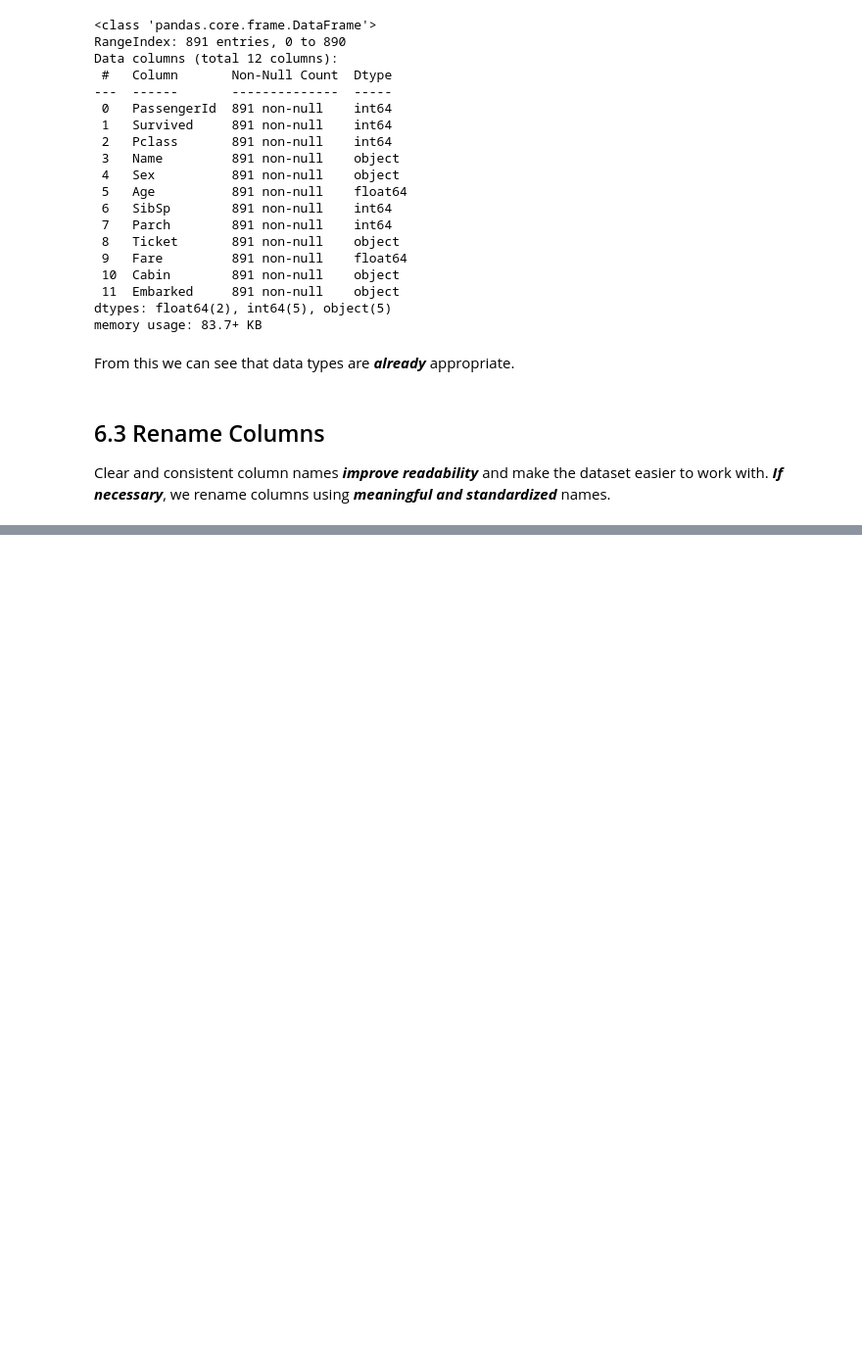
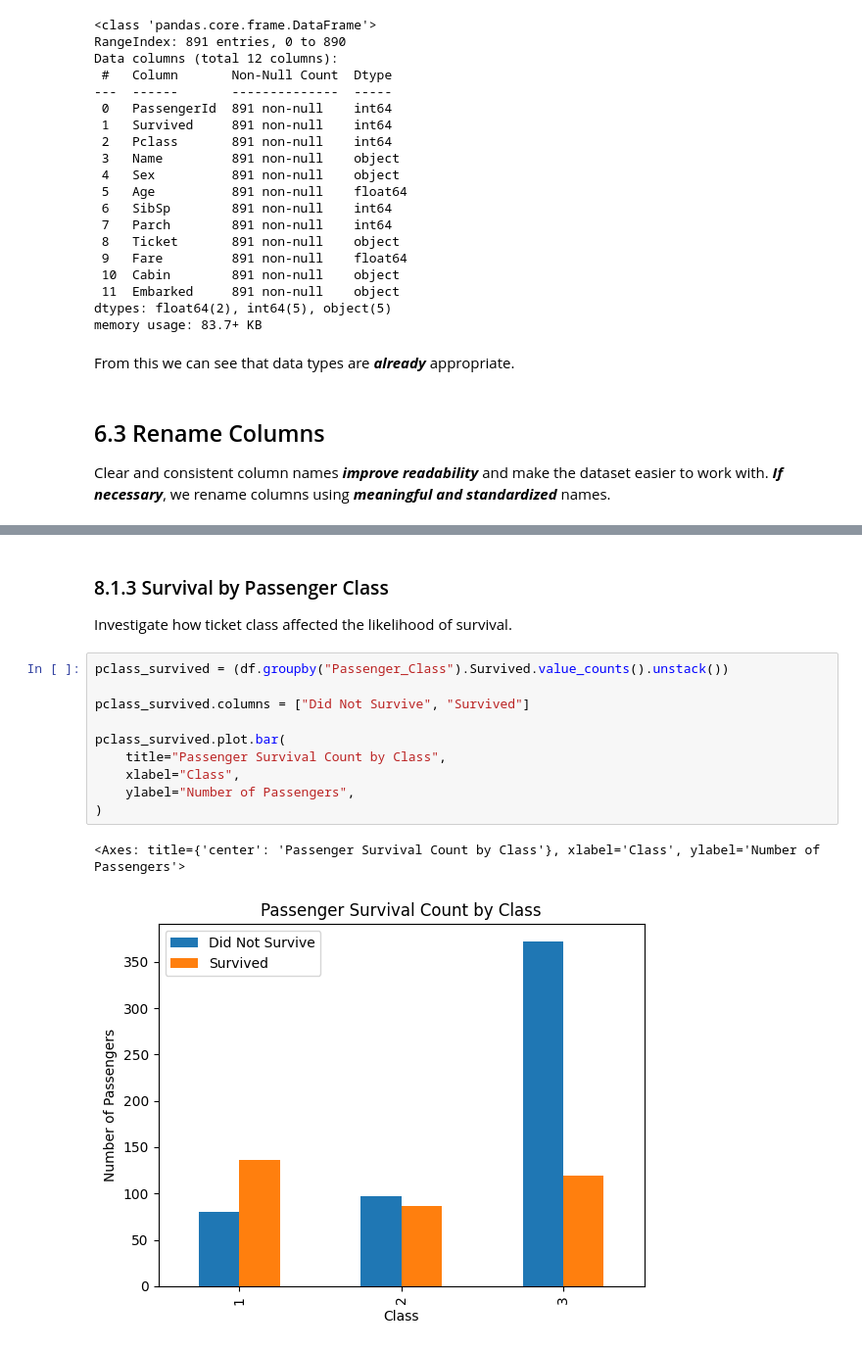
Before and after one commit to ahmedfakhar747/pandas-for-data-science, a Jupyter notebook: pandas_project_ai_dataset_preprocessing_and_eda.ipynb, the cells around one changed output, grey strips where cells are left out. Shown at 98% size. Cells and saved outputs as stored; diff of their text form; blank space fills up the shorter version.

```diff
--- a/pandas_project_ai_dataset_preprocessing_and_eda.ipynb
+++ b/pandas_project_ai_dataset_preprocessing_and_eda.ipynb
@@ -336,0 +493,16 @@ Clear and consistent column names ***improve readability*** and make the dataset
+# %% [markdown]
+### 8.1.3 Survival by Passenger Class
+Investigate how ticket class affected the likelihood of survival.
+# %%
+pclass_survived = (df.groupby("Passenger_Class").Survived.value_counts().unstack())
+
+pclass_survived.columns = ["Did Not Survive", "Survived"]
+
+pclass_survived.plot.bar(
+    title="Passenger Survival Count by Class",
+    xlabel="Class",
+    ylabel="Number of Passengers",
+)
+# %% [output]
+<Axes: title={'center': 'Passenger Survival Count by Class'}, xlabel='Class', ylabel='Number of Passengers'>
+[figure, added]
```
Also changed, not shown: parts of 32 cells of this notebook.
